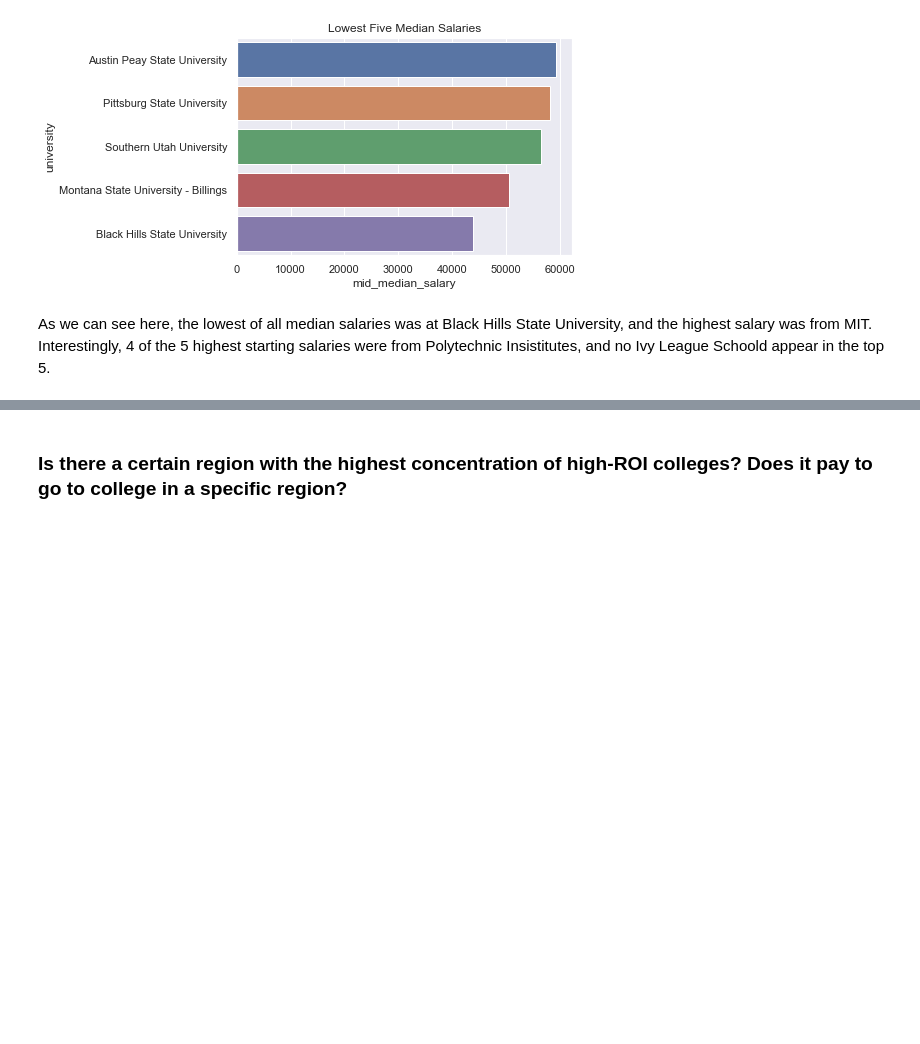
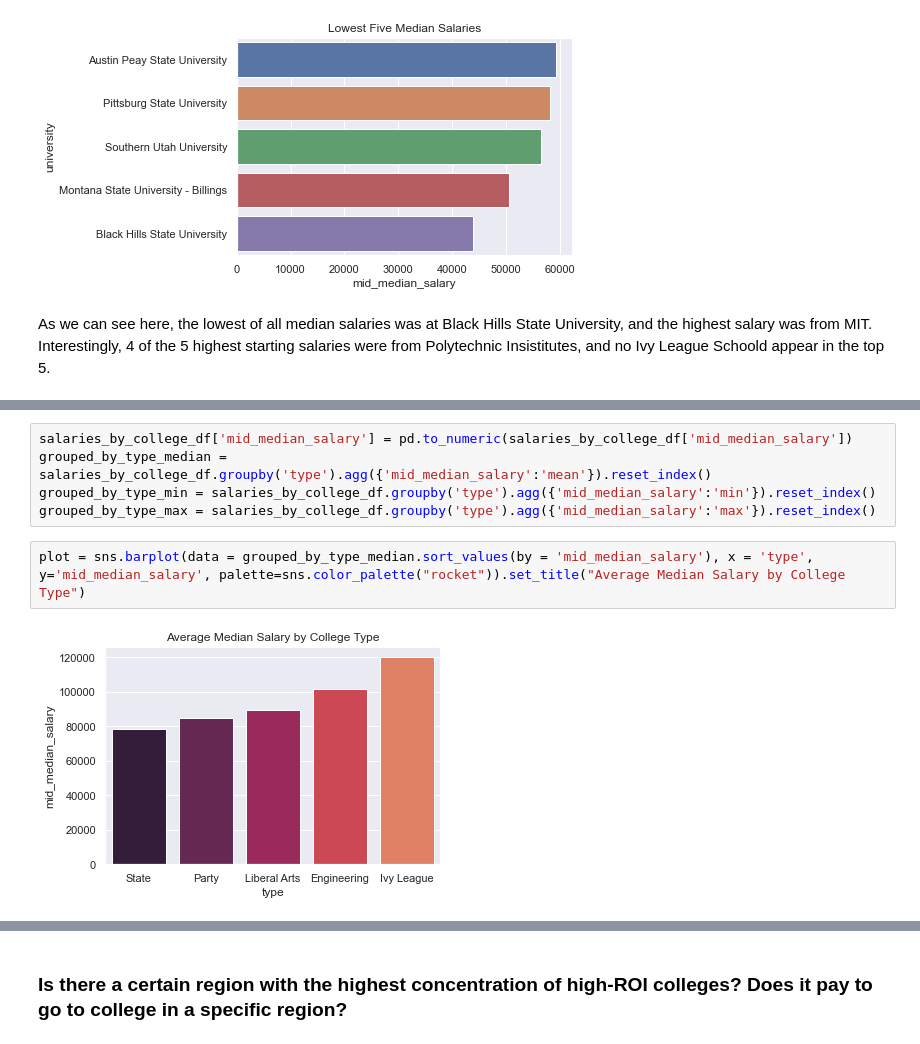
Before and after one commit to jackr276/Final-Project-CMP-262, a Jupyter notebook: Final Project.ipynb, the cells around one changed output, grey strips where cells are left out. Drawn from its saved outputs; the diff is of its cells as text; blank space fills up the shorter version.

Commit message:
Finished creating graphs

```diff
--- a/Final Project.ipynb
+++ b/Final Project.ipynb
@@ -476,0 +495,9 @@ As we can see here, the lowest of all median salaries was at Black Hills State U
+# %%
+salaries_by_college_df['mid_median_salary'] = pd.to_numeric(salaries_by_college_df['mid_median_salary'])
+grouped_by_type_median = salaries_by_college_df.groupby('type').agg({'mid_median_salary':'mean'}).reset_index()
+grouped_by_type_min = salaries_by_college_df.groupby('type').agg({'mid_median_salary':'min'}).reset_index()
+grouped_by_type_max = salaries_by_college_df.groupby('type').agg({'mid_median_salary':'max'}).reset_index()
+# %%
+plot = sns.barplot(data = grouped_by_type_median.sort_values(by = 'mid_median_salary'), x = 'type', y='mid_median_salary', palette=sns.color_palette("rocket")).set_title("Average Median Salary by College Type")
+# %% [output]
+[figure, added]
```
Also changed, not shown: parts of 21 cells of this notebook.
